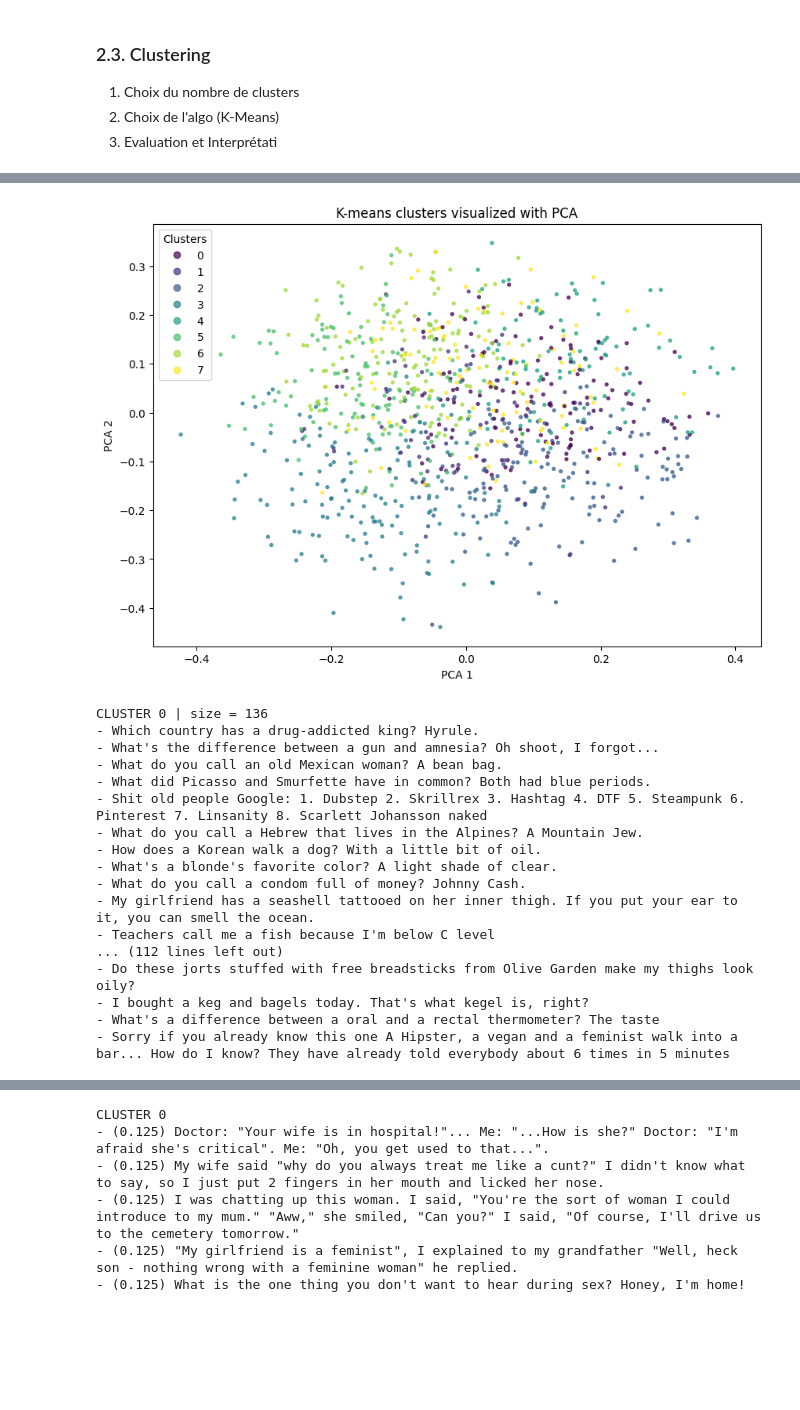
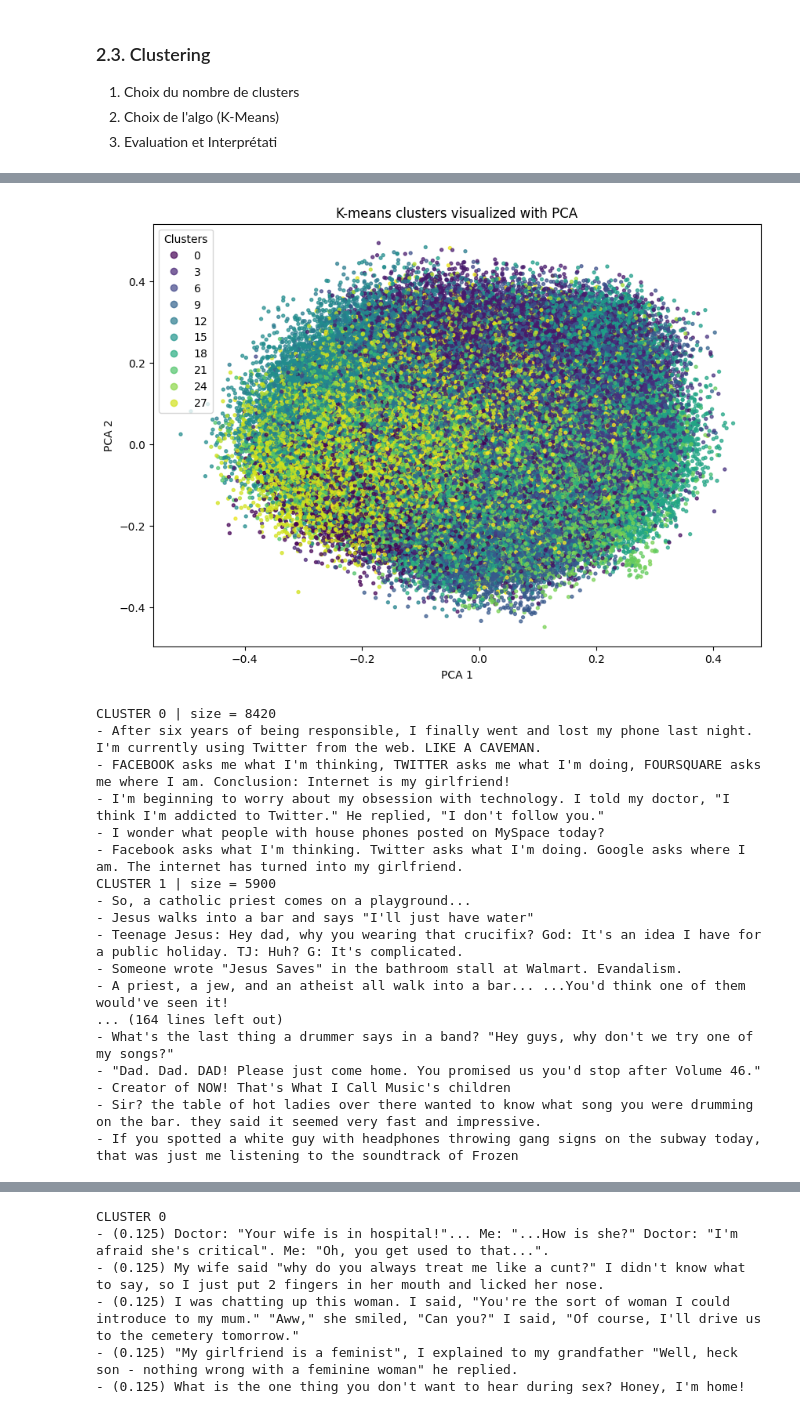
Before and after one commit to realhugoviana/jokes_clustering, a Jupyter notebook: joke_clustering.ipynb, the cells around one changed output, grey strips where cells are left out. Drawn from its saved outputs; the diff is of its cells as text; code cells hidden in the pictures; blank space fills up the shorter version.

```diff
--- a/joke_clustering.ipynb
+++ b/joke_clustering.ipynb
@@ -53,6 +54,5 @@ Le dataset ici
 path = kagglehub.dataset_download("abhinavmoudgil95/short-jokes")
 
 df = pd.read_csv(os.path.join(path, "shortjokes.csv"))
-df = df.sample(n=1000, random_state=42)
 print(df.head())
 # %% [output]
@@ -184,7 +172,7 @@ import numpy as np
 import matplotlib.pyplot as plt
 from sklearn.decomposition import PCA
 
-K = 8
+K = 30
 
 X = np.vstack(df["embedding"].values)
 
@@ -199,54 +187,82 @@ labels = kmeans.fit_predict(X)
 
 df["cluster"] = labels
 
 X = np.vstack(df["embedding"].values)
 
 pca = PCA(n_components=2)
 X_2d = pca.fit_transform(X)
 
 plt.figure(figsize=(10, 7))
 scatter = plt.scatter(
     X_2d[:, 0],
     X_2d[:, 1],
     c=df["cluster"],
     s=8,
     alpha=0.7
 )
 
 plt.xlabel("PCA 1")
 plt.ylabel("PCA 2")
 plt.title("K-means clusters visualized with PCA")
 plt.legend(*scatter.legend_elements(), title="Clusters")
 plt.show()
 
+# for cluster_id in sorted(df["cluster"].unique()):
+#     subset = df[df["cluster"] == cluster_id]
+
+#     print(f"CLUSTER {cluster_id} | size = {len(subset)}")
+
+#     sample = subset["Joke"].sample(min(15, len(subset)), random_state=42)
+
+#     for j in sample:
+#         print("-", j)
+
+# Compute distances from each joke to its cluster centroid (per-joke distance)
+joke_distances = []
+for i, embedding in enumerate(X):
+    cluster_idx = labels[i]
+    dist = np.linalg.norm(embedding - kmeans.cluster_centers_[cluster_idx])
+    joke_distances.append((i, df.iloc[i]["Joke"], dist))  # Store (index, joke, distance)
+
+# Sort by distance and pick top 5 per cluster
 for cluster_id in sorted(df["cluster"].unique()):
     subset = df[df["cluster"] == cluster_id]
-
     print(f"CLUSTER {cluster_id} | size = {len(subset)}")
 
-    sample = subset["Joke"].sample(min(15, len(subset)), random_state=42)
+    # Extract indices of jokes belonging to this cluster
+    cluster_indices = [idx for idx, _, _ in joke_distances if labels[idx] == cluster_id]
 
-    for j in sample:
+    # Create a list of (joke, distance) pairs for this cluster
+    cluster_jokes_with_dist = []
+    for idx, joke, dist in joke_distances:
+        if idx in cluster_indices:  # Only include jokes from this cluster
+            cluster_jokes_with_dist.append((joke, dist))
+
+    # Sort by distance and pick top 5 closest jokes
+    sorted_cluster_jokes = sorted(cluster_jokes_with_dist, key=lambda x: x[1])
+    top_5 = [joke for joke, _ in sorted_cluster_jokes[:min(5, len(cluster_jokes_with_dist))]]
+
+    for j in top_5:
         print("-", j)
 # %% [output]
-[figure, old version]
+[figure, new version]
-CLUSTER 0 | size = 136
-- Which country has a drug-addicted king? Hyrule.
-- What's the difference between a gun and amnesia? Oh shoot, I forgot...
-- What do you call an old Mexican woman? A bean bag.
-- What did Picasso and Smurfette have in common? Both had blue periods.
-- Shit old people Google: 1. Dubstep 2. Skrillrex 3. Hashtag 4. DTF 5. Steampunk 6. Pinterest 7. Linsanity 8. Scarlett Johansson naked
-- What do you call a Hebrew that lives in the Alpines? A Mountain Jew.
-- How does a Korean walk a dog? With a little bit of oil.
-- What's a blonde's favorite color? A light shade of clear.
-- What do you call a condom full of money? Johnny Cash.
-- My girlfriend has a seashell tattooed on her inner thigh. If you put your ear to it, you can smell the ocean.
-- Teachers call me a fish because I'm below C level
-... (112 lines left out)
-- Do these jorts stuffed with free breadsticks from Olive Garden make my thighs look oily?
-- I bought a keg and bagels today. That's what kegel is, right?
-- What's a difference between a oral and a rectal thermometer? The taste
-- Sorry if you already know this one A Hipster, a vegan and a feminist walk into a bar... How do I know? They have already told everybody about 6 times in 5 minutes
+CLUSTER 0 | size = 8420
+- After six years of being responsible, I finally went and lost my phone last night. I'm currently using Twitter from the web. LIKE A CAVEMAN.
+- FACEBOOK asks me what I'm thinking, TWITTER asks me what I'm doing, FOURSQUARE asks me where I am. Conclusion: Internet is my girlfriend!
+- I'm beginning to worry about my obsession with technology. I told my doctor, "I think I'm addicted to Twitter." He replied, "I don't follow you."
+- I wonder what people with house phones posted on MySpace today?
+- Facebook asks what I'm thinking. Twitter asks what I'm doing. Google asks where I am. The internet has turned into my girlfriend.
+CLUSTER 1 | size = 5900
+- So, a catholic priest comes on a playground...
+- Jesus walks into a bar and says "I'll just have water"
+- Teenage Jesus: Hey dad, why you wearing that crucifix? God: It's an idea I have for a public holiday. TJ: Huh? G: It's complicated.
+- Someone wrote "Jesus Saves" in the bathroom stall at Walmart. Evandalism.
+- A priest, a jew, and an atheist all walk into a bar... ...You'd think one of them would've seen it!
+... (164 lines left out)
+- What's the last thing a drummer says in a band? "Hey guys, why don't we try one of my songs?"
+- "Dad. Dad. DAD! Please just come home. You promised us you'd stop after Volume 46." - Creator of NOW! That's What I Call Music's children
+- Sir? the table of hot ladies over there wanted to know what song you were drumming on the bar. they said it seemed very fast and impressive.
+- If you spotted a white guy with headphones throwing gang signs on the subway today, that was just me listening to the soundtrack of Frozen
 # %%
 !pip install scikit-fuzzy
 
```
Also changed, not shown: parts of 7 cells of this notebook.
